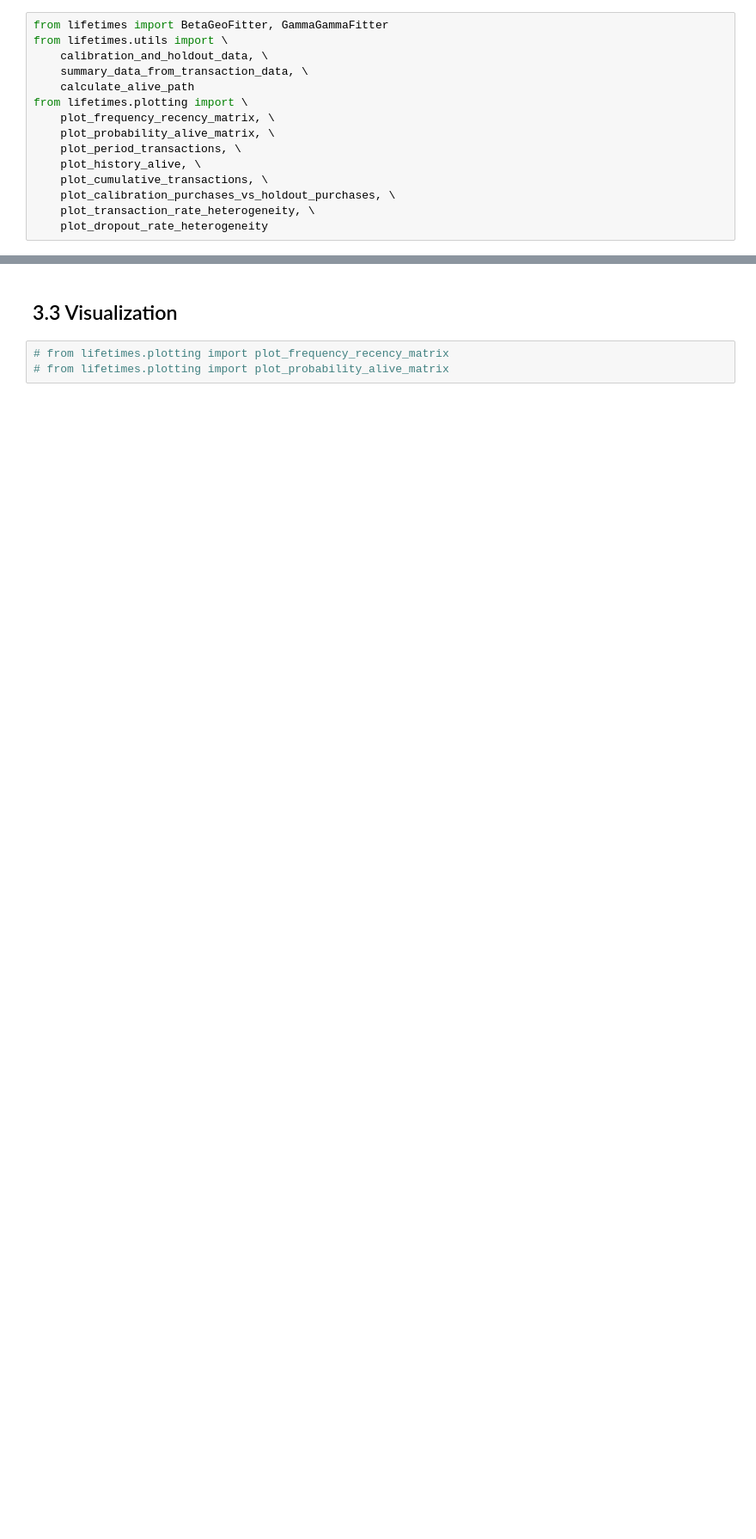
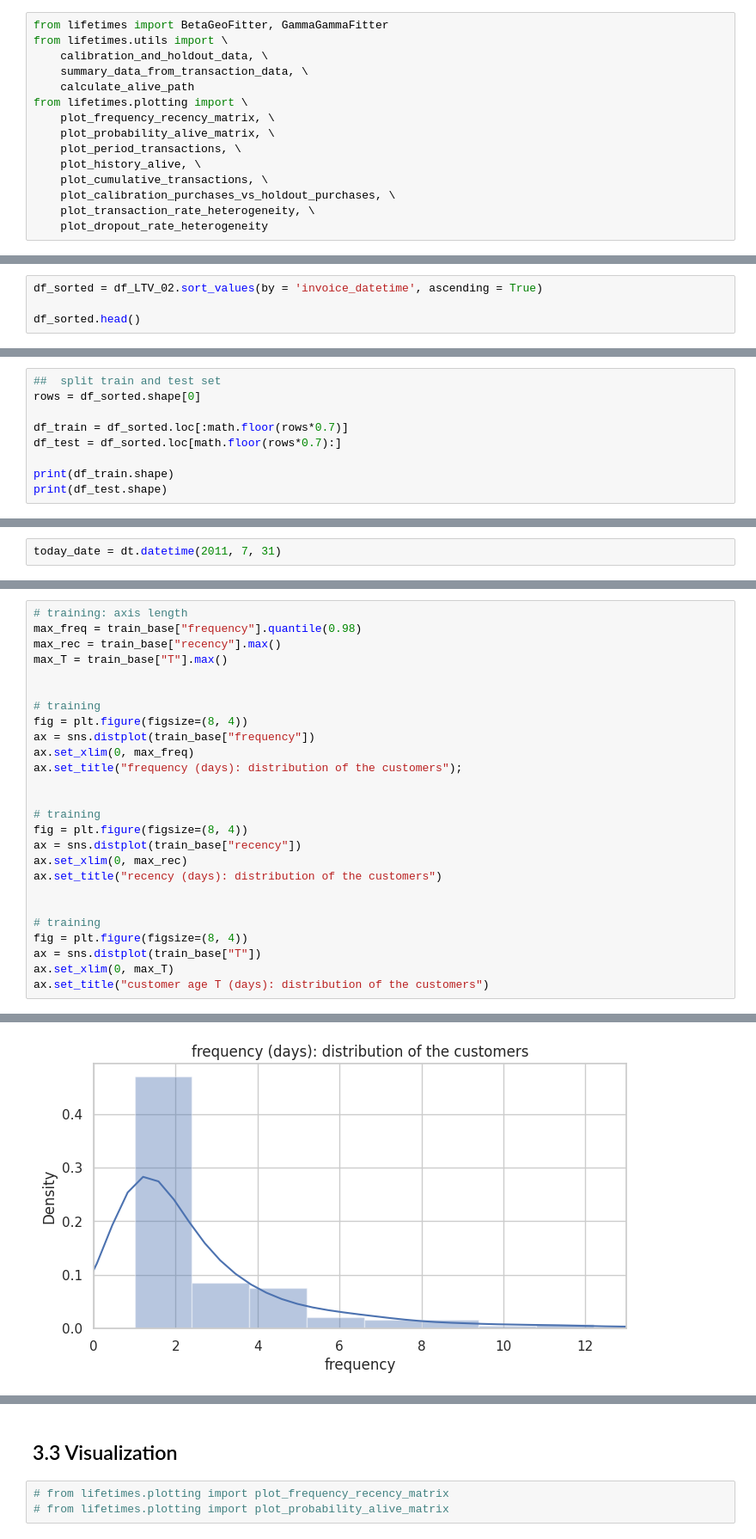
Before and after one commit to Nayoung-young/prj-ecommerce-ltv, a Jupyter notebook: e_commerce_LTV.ipynb, the cells around one changed output, grey strips where cells are left out. Shown at 86% size. Drawn from its saved outputs; the diff is of its cells as text; blank space fills up the shorter version.

Commit message:
Version 3.0.1 (train-test split, 2023-04-26)
## New
- Trying Split of Training and Test Dataset manually but the result was not good

```diff
--- a/e_commerce_LTV.ipynb
+++ b/e_commerce_LTV.ipynb
@@ -707,0 +717,4 @@ from lifetimes.plotting import \
+# %%
+df_sorted = df_LTV_02.sort_values(by = 'invoice_datetime', ascending = True)
+
+df_sorted.head()
@@ -707,0 +730,9 @@ from lifetimes.plotting import \
+# %%
+##  split train and test set
+rows = df_sorted.shape[0]
+
+df_train = df_sorted.loc[:math.floor(rows*0.7)]
+df_test = df_sorted.loc[math.floor(rows*0.7):]
+
+print(df_train.shape)
+print(df_test.shape)
@@ -707,0 +746,2 @@ from lifetimes.plotting import \
+# %%
+today_date = dt.datetime(2011, 7, 31)
@@ -707,0 +791,27 @@ from lifetimes.plotting import \
+# %%
+# training: axis length
+max_freq = train_base["frequency"].quantile(0.98)
+max_rec = train_base["recency"].max()
+max_T = train_base["T"].max()
+
+
+# training
+fig = plt.figure(figsize=(8, 4))
+ax = sns.distplot(train_base["frequency"])
+ax.set_xlim(0, max_freq)
+ax.set_title("frequency (days): distribution of the customers");
+
+
+# training
+fig = plt.figure(figsize=(8, 4))
+ax = sns.distplot(train_base["recency"])
+ax.set_xlim(0, max_rec)
+ax.set_title("recency (days): distribution of the customers")
+
+
+# training
+fig = plt.figure(figsize=(8, 4))
+ax = sns.distplot(train_base["T"])
+ax.set_xlim(0, max_T)
+ax.set_title("customer age T (days): distribution of the customers")
+# %% [output]
@@ -707,0 +819 @@ from lifetimes.plotting import \
+[figure, added]
```
Also changed, not shown: parts of 45 cells of this notebook.
